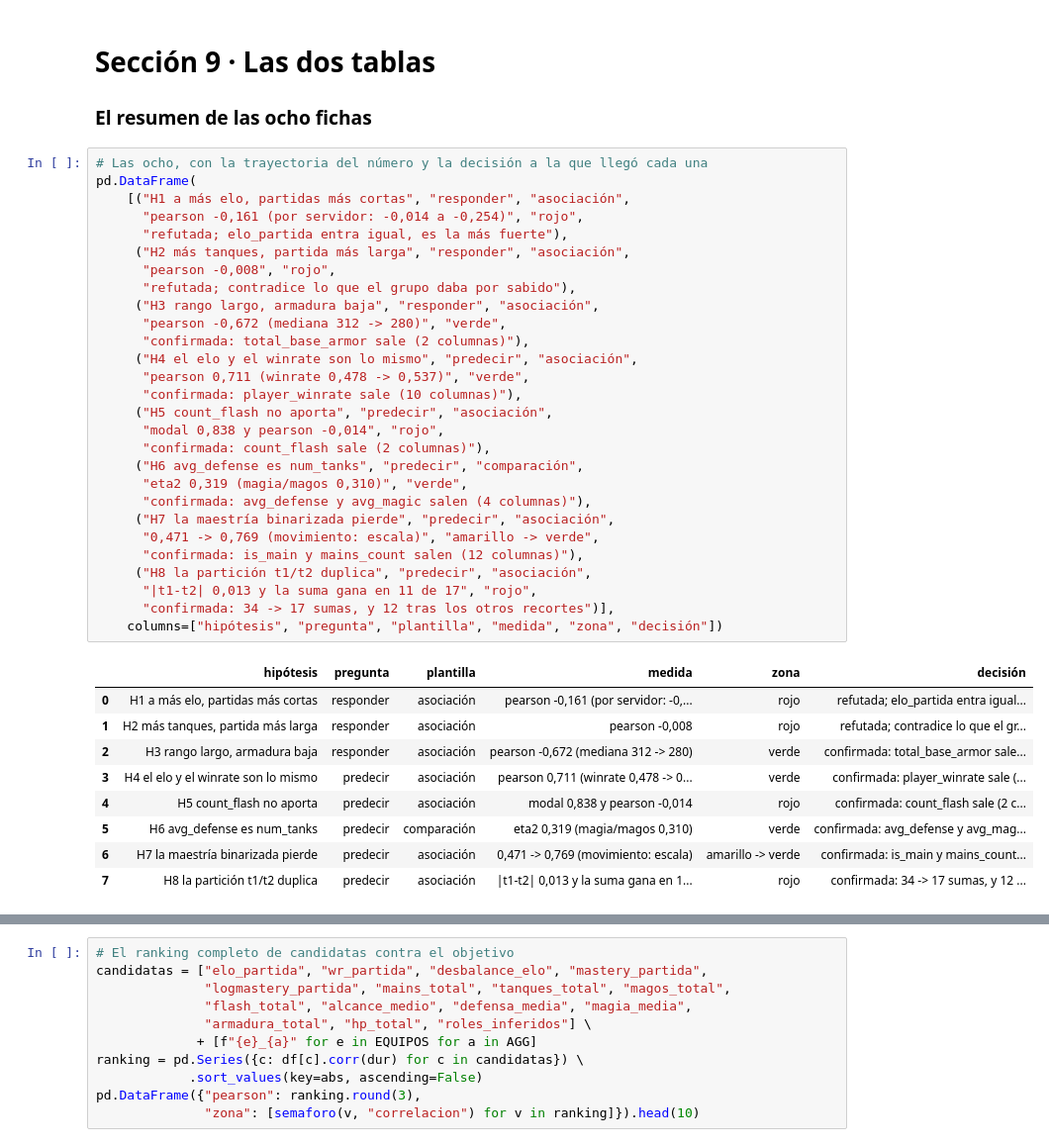
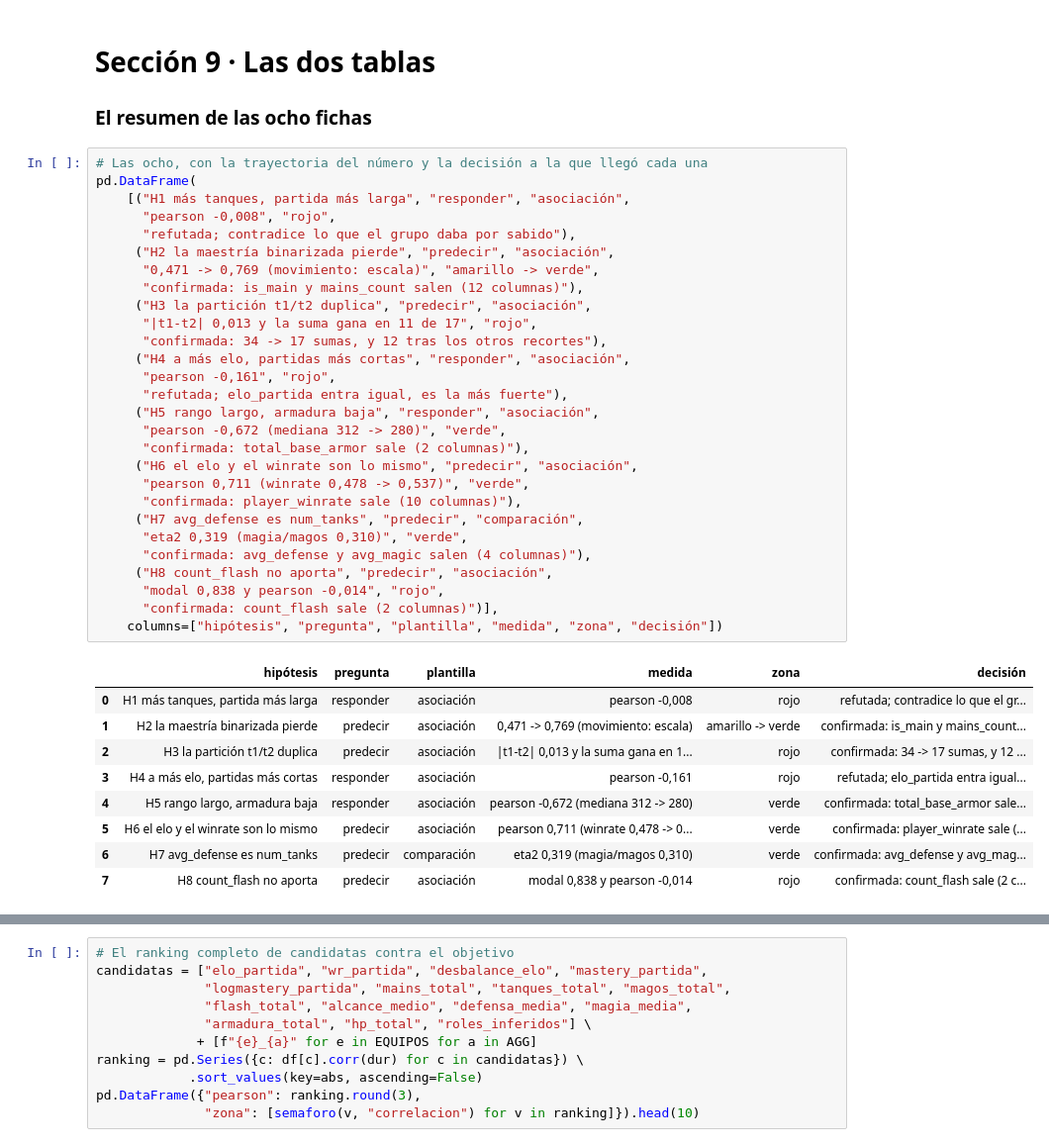
Before and after one commit to aguilarezequiel/FF-15, a Jupyter notebook: notebooks/entrega-2/eda_entrega2.ipynb, the cells around one changed output, grey strips where cells are left out. Shown at 99% size. Cells and saved outputs as stored; diff of their text form.

```diff
--- a/notebooks/entrega-2/eda_entrega2.ipynb
+++ b/notebooks/entrega-2/eda_entrega2.ipynb
@@ -2027,41 +2055,41 @@ jugador piden agregarse por partida antes de entrar a un modelo.
 # %%
 # Las ocho, con la trayectoria del número y la decisión a la que llegó cada una
 pd.DataFrame(
-    [("H1 a más elo, partidas más cortas", "responder", "asociación",
-      "pearson -0,161 (por servidor: -0,014 a -0,254)", "rojo",
-      "refutada; elo_partida entra igual, es la más fuerte"),
-     ("H2 más tanques, partida más larga", "responder", "asociación",
+    [("H1 más tanques, partida más larga", "responder", "asociación",
       "pearson -0,008", "rojo",
       "refutada; contradice lo que el grupo daba por sabido"),
-     ("H3 rango largo, armadura baja", "responder", "asociación",
+     ("H2 la maestría binarizada pierde", "predecir", "asociación",
+      "0,471 -> 0,769 (movimiento: escala)", "amarillo -> verde",
+      "confirmada: is_main y mains_count salen (12 columnas)"),
+     ("H3 la partición t1/t2 duplica", "predecir", "asociación",
+      "|t1-t2| 0,013 y la suma gana en 11 de 17", "rojo",
+      "confirmada: 34 -> 17 sumas, y 12 tras los otros recortes"),
+     ("H4 a más elo, partidas más cortas", "responder", "asociación",
+      "pearson -0,161", "rojo",
+      "refutada; elo_partida entra igual, es la más fuerte"),
+     ("H5 rango largo, armadura baja", "responder", "asociación",
       "pearson -0,672 (mediana 312 -> 280)", "verde",
       "confirmada: total_base_armor sale (2 columnas)"),
-     ("H4 el elo y el winrate son lo mismo", "predecir", "asociación",
+     ("H6 el elo y el winrate son lo mismo", "predecir", "asociación",
       "pearson 0,711 (winrate 0,478 -> 0,537)", "verde",
       "confirmada: player_winrate sale (10 columnas)"),
-     ("H5 count_flash no aporta", "predecir", "asociación",
-      "modal 0,838 y pearson -0,014", "rojo",
-      "confirmada: count_flash sale (2 columnas)"),
-     ("H6 avg_defense es num_tanks", "predecir", "comparación",
+     ("H7 avg_defense es num_tanks", "predecir", "comparación",
       "eta2 0,319 (magia/magos 0,310)", "verde",
       "confirmada: avg_defense y avg_magic salen (4 columnas)"),
-     ("H7 la maestría binarizada pierde", "predecir", "asociación",
-      "0,471 -> 0,769 (movimiento: escala)", "amarillo -> verde",
-      "confirmada: is_main y mains_count salen (12 columnas)"),
-     ("H8 la partición t1/t2 duplica", "predecir", "asociación",
-      "|t1-t2| 0,013 y la suma gana en 11 de 17", "rojo",
-      "confirmada: 34 -> 17 sumas, y 12 tras los otros recortes")],
+     ("H8 count_flash no aporta", "predecir", "asociación",
+      "modal 0,838 y pearson -0,014", "rojo",
+      "confirmada: count_flash sale (2 columnas)")],
     columns=["hipótesis", "pregunta", "plantilla", "medida", "zona", "decisión"])
 # %% [output]
 |  | hipótesis | pregunta | plantilla | medida | zona | decisión |
-| 0 | H1 a más elo, partidas más cortas | responder | asociación | pearson -0,161 (por servidor: -0,... | rojo | refutada; elo_partida entra igual... |
-| 1 | H2 más tanques, partida más larga | responder | asociación | pearson -0,008 | rojo | refutada; contradice lo que el gr... |
-| 2 | H3 rango largo, armadura baja | responder | asociación | pearson -0,672 (mediana 312 -> 280) | verde | confirmada: total_base_armor sale... |
-| 3 | H4 el elo y el winrate son lo mismo | predecir | asociación | pearson 0,711 (winrate 0,478 -> 0... | verde | confirmada: player_winrate sale (... |
-| 4 | H5 count_flash no aporta | predecir | asociación | modal 0,838 y pearson -0,014 | rojo | confirmada: count_flash sale (2 c... |
-| 5 | H6 avg_defense es num_tanks | predecir | comparación | eta2 0,319 (magia/magos 0,310) | verde | confirmada: avg_defense y avg_mag... |
-| 6 | H7 la maestría binarizada pierde | predecir | asociación | 0,471 -> 0,769 (movimiento: escala) | amarillo -> verde | confirmada: is_main y mains_count... |
-| 7 | H8 la partición t1/t2 duplica | predecir | asociación | |t1-t2| 0,013 y la suma gana en 1... | rojo | confirmada: 34 -> 17 sumas, y 12 ... |
+| 0 | H1 más tanques, partida más larga | responder | asociación | pearson -0,008 | rojo | refutada; contradice lo que el gr... |
+| 1 | H2 la maestría binarizada pierde | predecir | asociación | 0,471 -> 0,769 (movimiento: escala) | amarillo -> verde | confirmada: is_main y mains_count... |
+| 2 | H3 la partición t1/t2 duplica | predecir | asociación | |t1-t2| 0,013 y la suma gana en 1... | rojo | confirmada: 34 -> 17 sumas, y 12 ... |
+| 3 | H4 a más elo, partidas más cortas | responder | asociación | pearson -0,161 | rojo | refutada; elo_partida entra igual... |
+| 4 | H5 rango largo, armadura baja | responder | asociación | pearson -0,672 (mediana 312 -> 280) | verde | confirmada: total_base_armor sale... |
+| 5 | H6 el elo y el winrate son lo mismo | predecir | asociación | pearson 0,711 (winrate 0,478 -> 0... | verde | confirmada: player_winrate sale (... |
+| 6 | H7 avg_defense es num_tanks | predecir | comparación | eta2 0,319 (magia/magos 0,310) | verde | confirmada: avg_defense y avg_mag... |
+| 7 | H8 count_flash no aporta | predecir | asociación | modal 0,838 y pearson -0,014 | rojo | confirmada: count_flash sale (2 c... |
 # %% [markdown]
 Dos refutadas y seis confirmadas, ninguna inconclusa. **Cuatro terminaron en
 verde y cuatro en rojo**, y el corte entre los dos grupos es el hallazgo del
```
Also changed, not shown: parts of 78 cells of this notebook, 7 other files.
